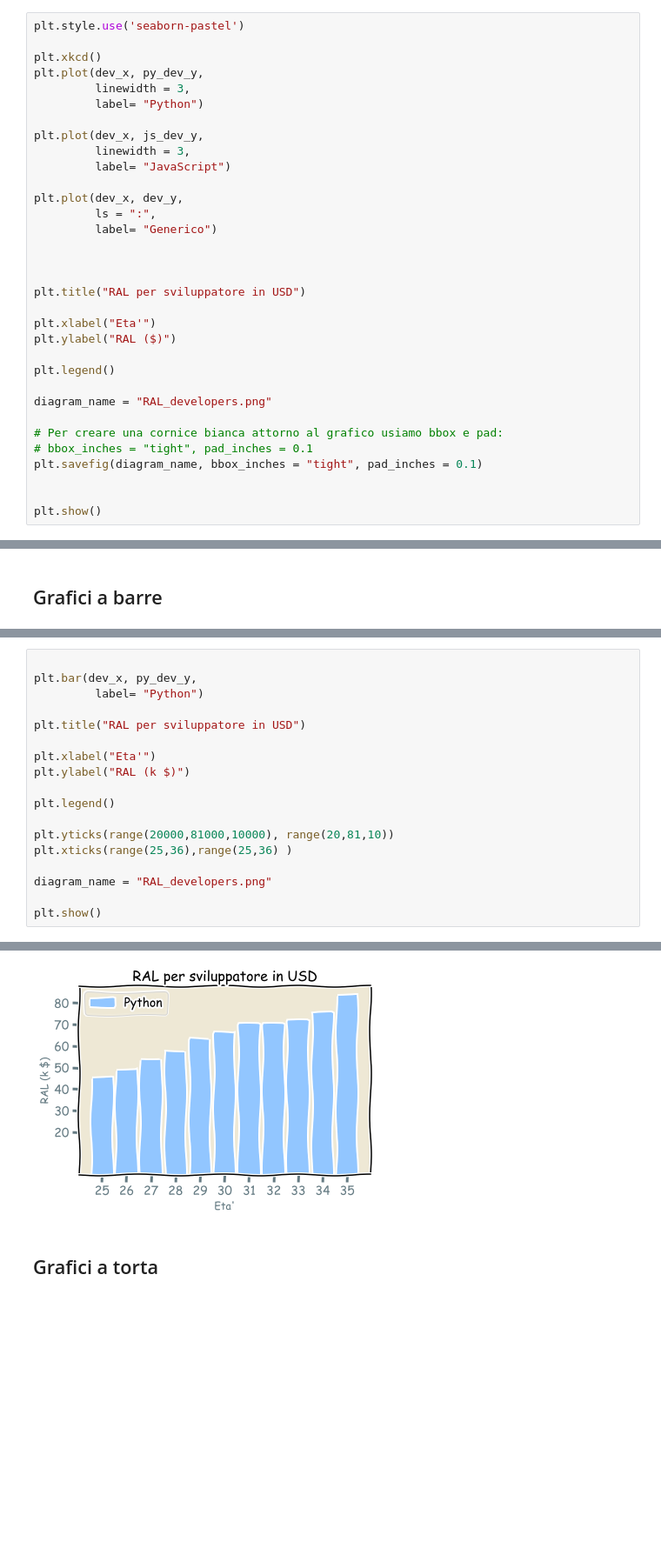
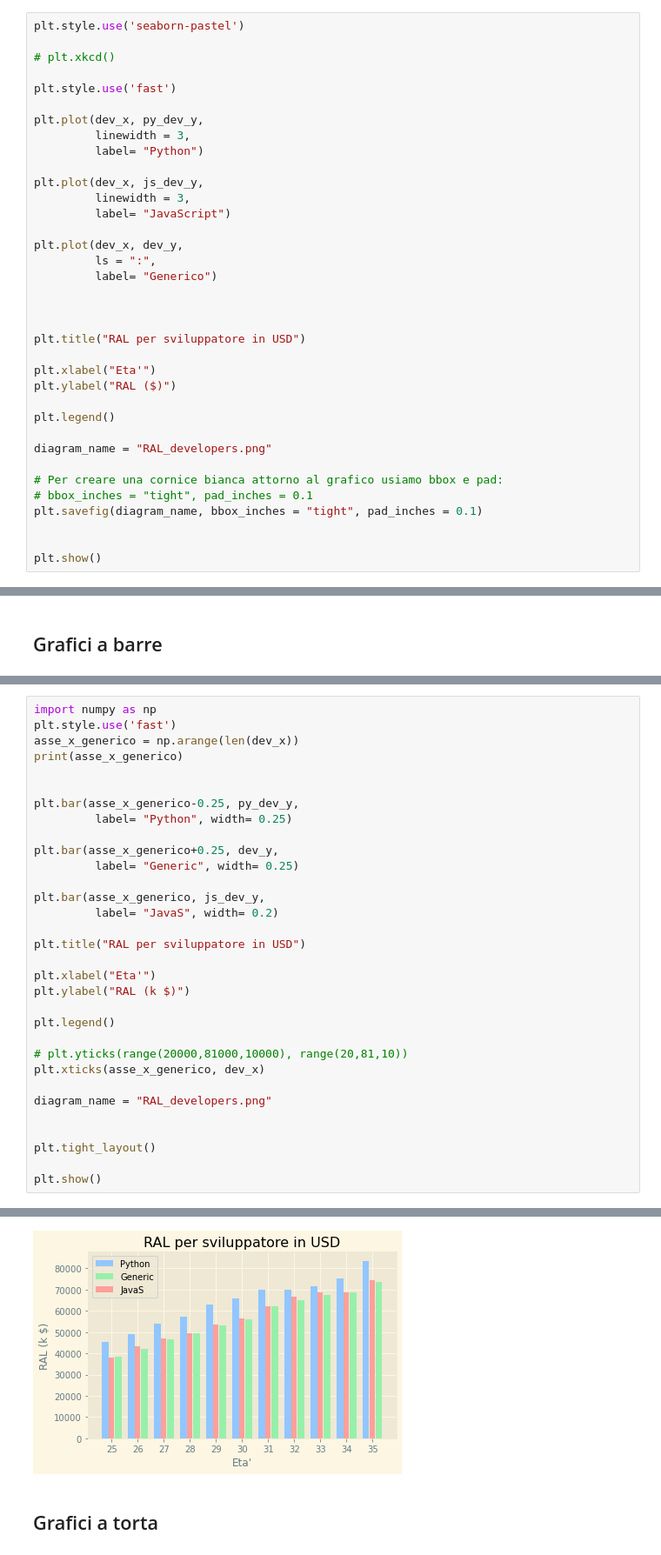
Before and after one commit to SGiuri/ML_PD-2122, a Jupyter notebook: ML_PD-01-IntroduzioneAllaDataScience/ML_PD-ds07-Matplotlib_.ipynb, the cells around one changed output, grey strips where cells are left out. Shown at 87% size. Cells and saved outputs as stored; diff of their text form; blank space fills up the shorter version.

```diff
--- a/ML_PD-01-IntroduzioneAllaDataScience/ML_PD-ds07-Matplotlib_.ipynb
+++ b/ML_PD-01-IntroduzioneAllaDataScience/ML_PD-ds07-Matplotlib_.ipynb
@@ -308,7 +308,10 @@ plt.show()
 # %%
 plt.style.use('seaborn-pastel')
 
-plt.xkcd()
+# plt.xkcd()
+
+plt.style.use('fast')
+
 plt.plot(dev_x, py_dev_y,
          linewidth = 3,
          label= "Python")
@@ -365,7 +375,18 @@ savefig(*args, **kwargs)
 # %%
+import numpy as np
+plt.style.use('fast')
+asse_x_generico = np.arange(len(dev_x))
+print(asse_x_generico)
 
-plt.bar(dev_x, py_dev_y,
-         label= "Python")
+
+plt.bar(asse_x_generico-0.25, py_dev_y,
+         label= "Python", width= 0.25)
+
+plt.bar(asse_x_generico+0.25, dev_y,
+         label= "Generic", width= 0.25)
+
+plt.bar(asse_x_generico, js_dev_y,
+         label= "JavaS", width= 0.2)
 
 plt.title("RAL per sviluppatore in USD")
 
@@ -374,10 +395,13 @@ plt.ylabel("RAL (k $)")
 
 plt.legend()
 
-plt.yticks(range(20000,81000,10000), range(20,81,10))
-plt.xticks(range(25,36),range(25,36) )
+# plt.yticks(range(20000,81000,10000), range(20,81,10))
+plt.xticks(asse_x_generico, dev_x)
 
 diagram_name = "RAL_developers.png"
 
+
+plt.tight_layout()
+
 plt.show()
 # %% [output]
@@ -384,4 +409,4 @@ plt.show()
-[figure, old version]
+[figure, new version]
 # %% [markdown]
 ## Grafici a torta
 # %%
```
Also changed, not shown: parts of 5 cells of this notebook, 4 other files.
